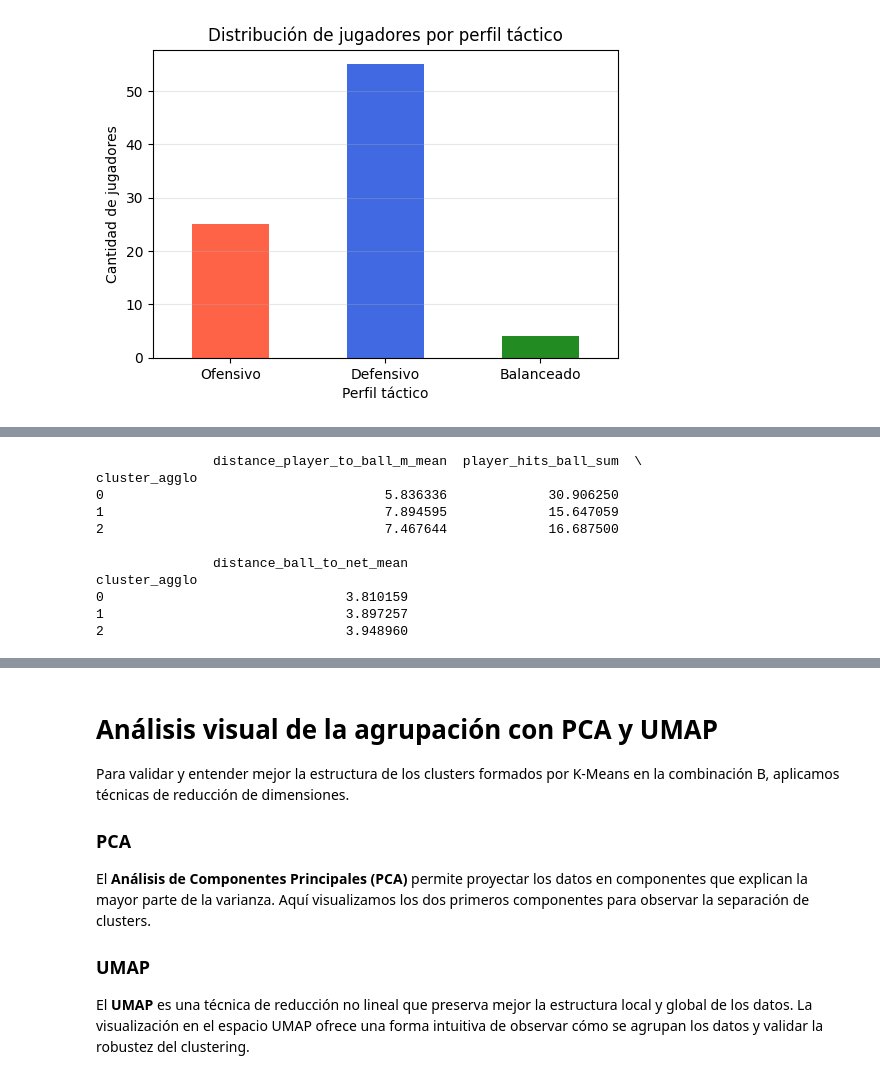
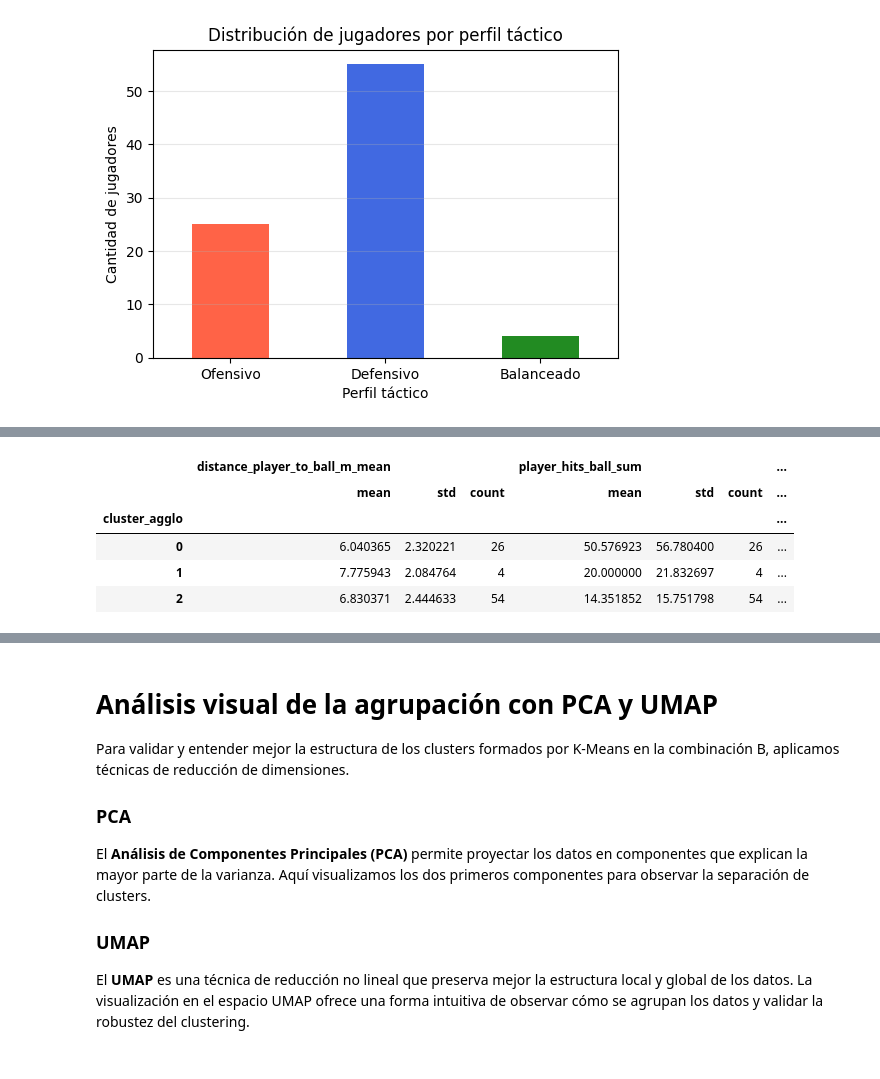
Before and after one commit to valenlopezzz04/Proyecto-padel-analitica, a Jupyter notebook: kmeans2.ipynb, the cells around one changed output, grey strips where cells are left out. Cells and saved outputs as stored; diff of their text form; code cells hidden in the pictures.

```diff
--- a/kmeans2.ipynb
+++ b/kmeans2.ipynb
@@ -897,20 +905,23 @@ display(df_results_agglo)
 # %%
-# Asigna los clusters del jerárquico al dataframe
-df_match_agglo = df_match.copy()
-df_match_agglo["cluster_agglo"] = clusters_agglo   # clusters_agglo generado con feature B y n_clusters=3
+# Aplica clustering jerárquico SOLO para combinación 3 (features_3)
+X_c3 = df_merged[features_3].dropna().copy()
+scaler = StandardScaler()
+X_c3_scaled = scaler.fit_transform(X_c3)
 
-# Calcular la media de cada variable por cluster
-means_agglo = df_match_agglo.groupby("cluster_agglo")[features_B].mean()
-print(means_agglo)
+agglo_c3 = AgglomerativeClustering(n_clusters=3)
+clusters_c3 = agglo_c3.fit_predict(X_c3_scaled)
+
+# Guardar clusters en el dataframe correspondiente
+df_c3 = X_c3.copy()
+df_c3["cluster_agglo"] = clusters_c3  # O cualquier nombre que prefieras
+
+# Calcular medias, std, y count por cluster
+res_stats_agglo = df_c3.groupby("cluster_agglo")[features_3].agg(['mean', 'std', 'count'])
+display(res_stats_agglo)
 # %% [output]
-               distance_player_to_ball_m_mean  player_hits_ball_sum  \
-cluster_agglo
-0                                    5.836336             30.906250
-1                                    7.894595             15.647059
-2                                    7.467644             16.687500
-
-               distance_ball_to_net_mean
-cluster_agglo
-0                               3.810159
-1                               3.897257
-2                               3.948960
+|  | distance_player_to_ball_m_mean |  |  | player_hits_ball_sum |  |  | ... |
+|  | mean | std | count | mean | std | count | ... |
+| cluster_agglo |  |  |  |  |  |  | ... |
+| 0 | 6.040365 | 2.320221 | 26 | 50.576923 | 56.780400 | 26 | ... |
+| 1 | 7.775943 | 2.084764 | 4 | 20.000000 | 21.832697 | 4 | ... |
+| 2 | 6.830371 | 2.444633 | 54 | 14.351852 | 15.751798 | 54 | ... |
```
Also changed, not shown: parts of 7 cells of this notebook.
